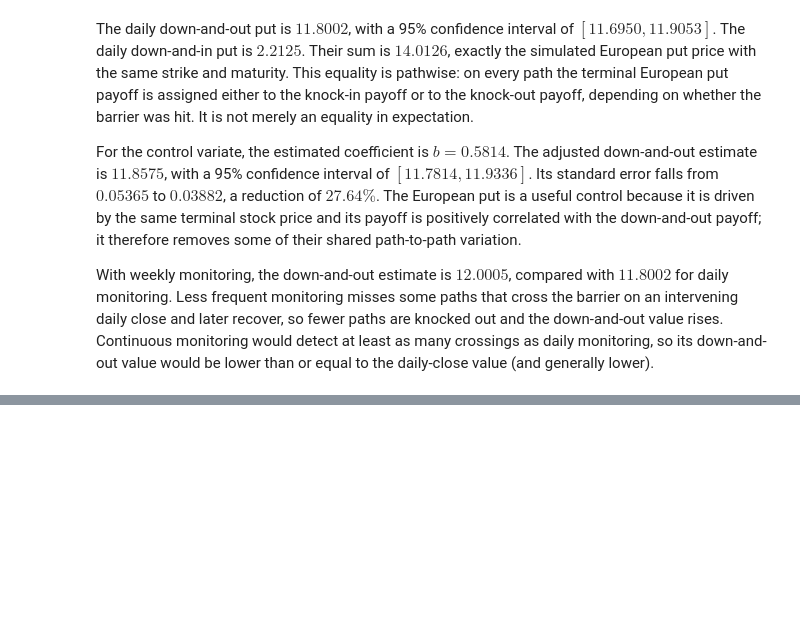
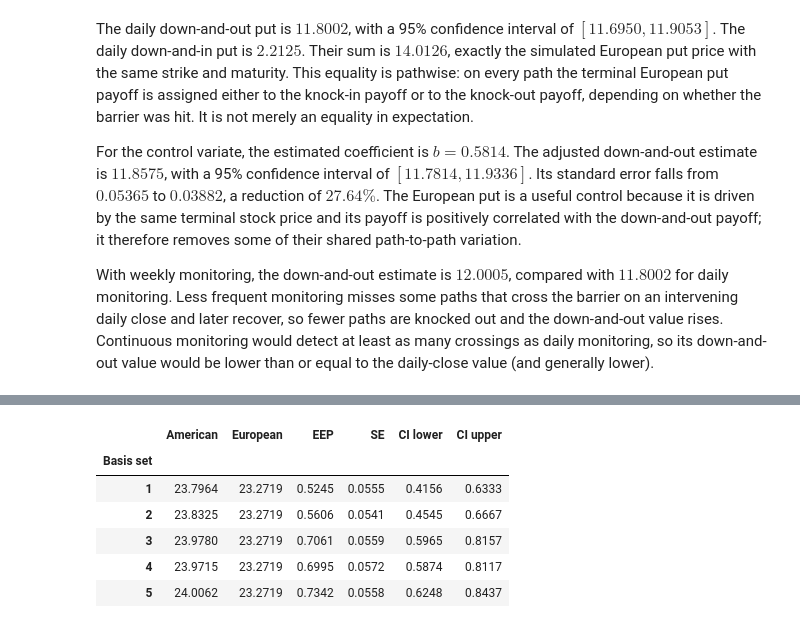
Before and after one commit to dvli22/Assignment-Mandatory, a Jupyter notebook: assignment1.ipynb, the cells around one changed output, grey strips where cells are left out. Drawn from its saved outputs; the diff is of its cells as text; code cells hidden in the pictures; blank space fills up the shorter version.

```diff
--- a/assignment1.ipynb
+++ b/assignment1.ipynb
@@ -634,0 +703,13 @@ With weekly monitoring, the down-and-out estimate is $12.0005$, compared with $1
+# %%
+summary_51 = pd.DataFrame(lsm_results).set_index("Basis set")
+
+for s in range(2, 6):
+    d = antithetic_pair_means(lsm_pathwise[s] - lsm_pathwise[s - 1])
+    est, se, ci = pair_estimate_and_ci(d)
+    print(f"Set {s} minus set {s-1}: {est:.4f} (SE {se:.4f}, 95% CI [{ci[0]:.4f}, {ci[1]:.4f}])")
+
+d = antithetic_pair_means(lsm_pathwise[5] - lsm_pathwise[1])
+est, se, ci = pair_estimate_and_ci(d)
+print(f"Set 5 minus set 1: {est:.4f} (SE {se:.4f}, 95% CI [{ci[0]:.4f}, {ci[1]:.4f}])")
+
+summary_51.round(4)
@@ -634,0 +735,29 @@ With weekly monitoring, the down-and-out estimate is $12.0005$, compared with $1
+# %%
+##European put, K = 270, on the same paths
+euro_pathwise = discounted_payoffs
+
+##early exercise premium
+eep_rows = []
+for set_no in range(1, 6):
+    d = antithetic_pair_means(lsm_pathwise[set_no] - euro_pathwise)
+    est, se, ci = pair_estimate_and_ci(d)
+    eep_rows.append({
+        "Basis set": set_no,
+        "American": summary_51.loc[set_no, "Price"],
+        "European": put_mc,
+        "EEP": est,
+        "SE": se,
+        "CI lower": ci[0],
+        "CI upper": ci[1],
+    })
+
+summary_52 = pd.DataFrame(eep_rows).set_index("Basis set")
+summary_52.round(4)
+# %% [output]
+|  | American | European | EEP | SE | CI lower | CI upper |
+| Basis set |  |  |  |  |  |  |
+| 1 | 23.7964 | 23.2719 | 0.5245 | 0.0555 | 0.4156 | 0.6333 |
+| 2 | 23.8325 | 23.2719 | 0.5606 | 0.0541 | 0.4545 | 0.6667 |
+| 3 | 23.9780 | 23.2719 | 0.7061 | 0.0559 | 0.5965 | 0.8157 |
+| 4 | 23.9715 | 23.2719 | 0.6995 | 0.0572 | 0.5874 | 0.8117 |
+| 5 | 24.0062 | 23.2719 | 0.7342 | 0.0558 | 0.6248 | 0.8437 |
```
Also changed, not shown: parts of 10 cells of this notebook.
